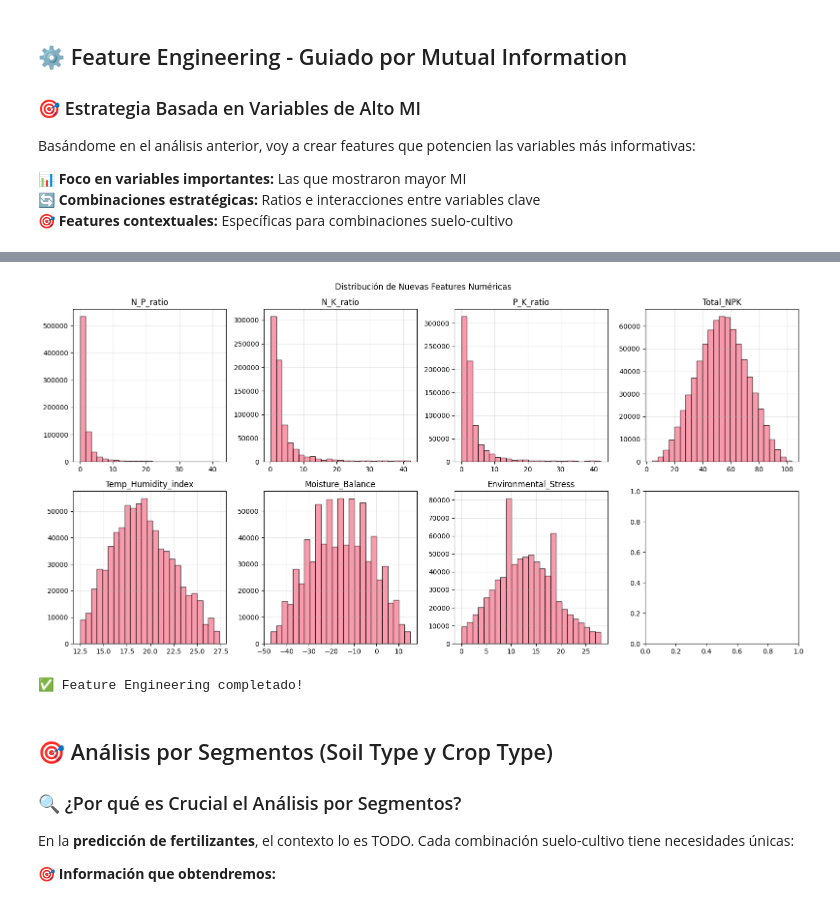
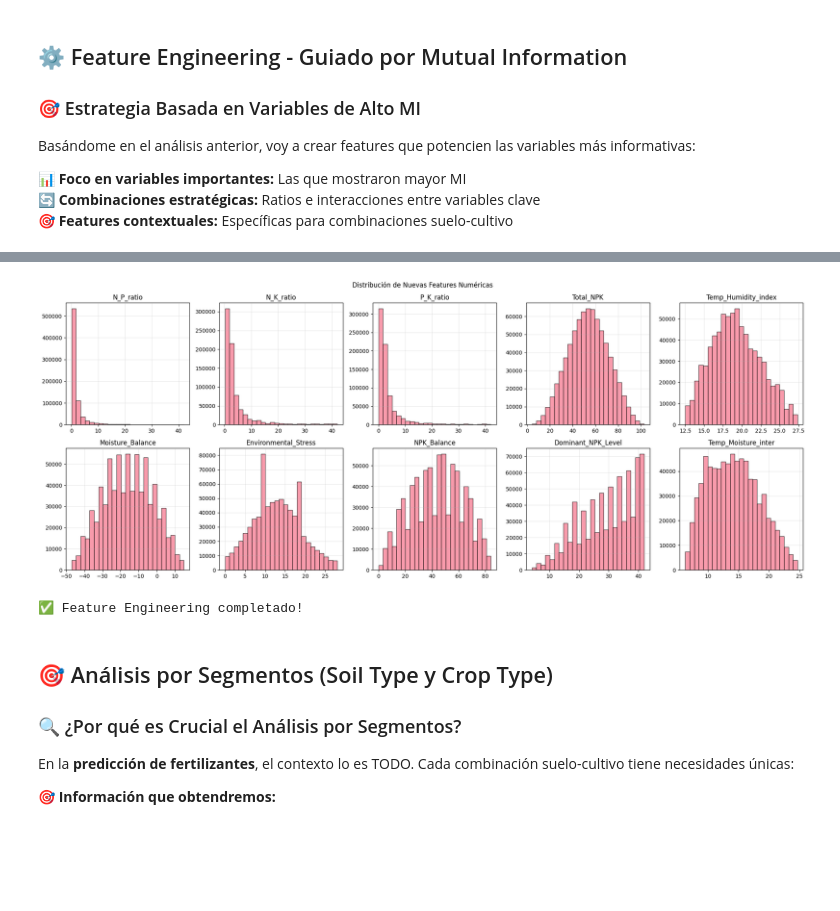
Before and after one commit to felixpradoh/kaggle-playground-series-s5e6, a Jupyter notebook: notebooks/01_eda_template.ipynb, the cells around one changed output, grey strips where cells are left out. Drawn from its saved outputs; the diff is of its cells as text; code cells hidden in the pictures; blank space fills up the shorter version.

```diff
--- a/notebooks/01_eda_template.ipynb
+++ b/notebooks/01_eda_template.ipynb
@@ -506,55 +468,107 @@ df_features = train_df.copy()
 
 # 1. RATIOS DE NUTRIENTES (basado en alto MI de NPK)
 print("1️⃣ Creando ratios de nutrientes...")
-df_features['N_P_ratio'] = df_features['Nitrogen'] / (df_features['Phosphorous'] + 1)
-df_features['N_K_ratio'] = df_features['Nitrogen'] / (df_features['Potassium'] + 1)
-df_features['P_K_ratio'] = df_features['Phosphorous'] / (df_features['Potassium'] + 1)
-df_features['Total_NPK'] = df_features['Nitrogen'] + df_features['Phosphorous'] + df_features['Potassium']
+df_features["N_P_ratio"] = df_features["Nitrogen"] / (df_features["Phosphorous"] + 1)
+df_features["N_K_ratio"] = df_features["Nitrogen"] / (df_features["Potassium"] + 1)
+df_features["P_K_ratio"] = df_features["Phosphorous"] / (df_features["Potassium"] + 1)
+df_features["Total_NPK"] = (
+    df_features["Nitrogen"] + df_features["Phosphorous"] + df_features["Potassium"]
+)
 
 # 2. ÍNDICES AMBIENTALES (combinando variables correlacionadas)
 print("2️⃣ Creando índices ambientales...")
-df_features['Temp_Humidity_index'] = df_features['Temparature'] * df_features['Humidity'] / 100
-df_features['Moisture_Balance'] = df_features['Moisture'] - df_features['Humidity']
-df_features['Environmental_Stress'] = abs(df_features['Temparature'] - 25) + abs(df_features['Humidity'] - 65)
+df_features["Temp_Humidity_index"] = (
+    df_features["Temparature"] * df_features["Humidity"] / 100
+)
+df_features["Moisture_Balance"] = df_features["Moisture"] - df_features["Humidity"]
+df_features["Environmental_Stress"] = abs(df_features["Temparature"] - 25) + abs(
+    df_features["Humidity"] - 65
+)
 
 # 3. CATEGORIZACIÓN INTELIGENTE
 print("3️⃣ Creando categorías basadas en distribuciones...")
-df_features['Temp_Category'] = pd.cut(df_features['Temparature'],
-                                     bins=[0, 25, 30, 35, 100],
-                                     labels=['Frío', 'Templado', 'Cálido', 'Muy_Cálido'])
-df_features['Nitrogen_Level'] = pd.cut(df_features['Nitrogen'],
-                                      bins=[0, 15, 25, 100],
-                                      labels=['Bajo', 'Medio', 'Alto'])
+df_features["Temp_Category"] = pd.cut(
+    df_features["Temparature"],
+    bins=[0, 25, 30, 35, 100],
+    labels=["Frío", "Templado", "Cálido", "Muy_Cálido"],
+)
+df_features["Hum_Category"] = pd.cut(
+    df_features["Humidity"],
+    bins=[0, 50, 65, 80, 100],
+    labels=["Muy_Baja", "Baja", "Media", "Alta"],
+)
+df_features["N_Level"] = pd.cut(
+    df_features["Nitrogen"], bins=[0, 15, 25, 100], labels=["Bajo", "Medio", "Alto"]
+)
+df_features["K_Level"] = pd.cut(
+    df_features["Potassium"], bins=[0, 4, 14, 100], labels=["Bajo", "Medio", "Alto"]
+)
+df_features["P_Level"] = pd.cut(
+    df_features["Phosphorous"], bins=[0, 10, 32, 100], labels=["Bajo", "Medio", "Alto"]
+)
 
 # 4. FEATURES DE INTERACCIÓN (variables categóricas de alto MI)
 print("4️⃣ Creando interacciones estratégicas...")
-df_features['Soil_Crop_Combo'] = df_features['Soil Type'] + '_' + df_features['Crop Type']
+df_features["Soil_Crop_Combo"] = (
+    df_features["Soil Type"] + "_" + df_features["Crop Type"]
+)
 
-# Estadísticas de las nuevas features numéricas
-new_numeric_features = ['N_P_ratio', 'N_K_ratio', 'P_K_ratio', 'Total_NPK',
-                       'Temp_Humidity_index', 'Moisture_Balance', 'Environmental_Stress']
+# 5. FEATURES ADICIONALES DE BALANCE
+print("5️⃣ Features de balance y ratios avanzados...")
+
+# Balance de macronutrientes
+df_features['NPK_Balance'] = abs(df_features['Nitrogen'] - df_features['Phosphorous']) + \
+                            abs(df_features['Nitrogen'] - df_features['Potassium']) + \
+                            abs(df_features['Phosphorous'] - df_features['Potassium'])
+
+# Índice de nutriente dominante
+max_nutrient = df_features[['Nitrogen', 'Phosphorous', 'Potassium']].max(axis=1)
+df_features['Dominant_NPK_Level'] = max_nutrient
+
+# Condiciones ambientales combinadas
+df_features['Temp_Moisture_inter'] = df_features['Temparature'] * df_features['Moisture'] / 100
+
+# Estadísticas de las nuevas features numéricas (INCLUYENDO LAS 3 FALTANTES)
+new_numeric_features = [
+    "N_P_ratio",
+    "N_K_ratio",
+    "P_K_ratio",
+    "Total_NPK",
+    "Temp_Humidity_index",
+    "Moisture_Balance",
+    "Environmental_Stress",
+    'NPK_Balance',
+    'Dominant_NPK_Level',
+    'Temp_Moisture_inter'
+]
+
 
 print(f"\n📊 RESUMEN DE FEATURES CREADAS:")
 for feature in new_numeric_features:
     if feature in df_features.columns:
-        print(f"  • {feature}: min={df_features[feature].min():.2f}, max={df_features[feature].max():.2f}")
+        print(
+            f"  • {feature}: min={df_features[feature].min():.2f}, max={df_features[feature].max():.2f}"
+        )
 
 print(f"\n📊 FEATURES CATEGÓRICAS:")
 print(f"  • Temp_Category: {df_features['Temp_Category'].nunique()} categorías")
-print(f"  • Nitrogen_Level: {df_features['Nitrogen_Level'].nunique()} niveles")
+print(f"  • Hum_Category: {df_features['Hum_Category'].nunique()} categorías")
+print(f"  • Nitrogen_Level: {df_features['N_Level'].nunique()} niveles")
+print(f"  • Potassium_Level: {df_features['K_Level'].nunique()} niveles")
+print(f"  • Phosphorous_Level: {df_features['P_Level'].nunique()} niveles")
 print(f"  • Soil_Crop_Combo: {df_features['Soil_Crop_Combo'].nunique()} combinaciones")
 
 # Visualización de nuevas features numéricas
-fig, axes = plt.subplots(2, 4, figsize=(16, 8))
+fig, axes = plt.subplots(2, 5, figsize=(20, 8))
 axes = axes.ravel()
 
 for i, feature in enumerate(new_numeric_features):
     if i < len(axes):
-        axes[i].hist(df_features[feature], bins=25, alpha=0.7, edgecolor='black')
-        axes[i].set_title(f'{feature}')
+        axes[i].hist(df_features[feature], bins=25, alpha=0.7, edgecolor="black")
+        axes[i].set_title(f"{feature}")
         axes[i].grid(True, alpha=0.3)
 
-plt.suptitle('Distribución de Nuevas Features Numéricas')
+plt.suptitle("Distribución de Nuevas Features Numéricas")
 plt.tight_layout()
 plt.show()
 
@@ -583,4 +594,4 @@ print("\n✅ Feature Engineering completado!")
-[figure, old version]
+[figure, new version]
 ✅ Feature Engineering completado!
 # %% [markdown]
 ## 🎯 Análisis por Segmentos (Soil Type y Crop Type)
```
Also changed, not shown: parts of 10 cells of this notebook, 2 other files.
